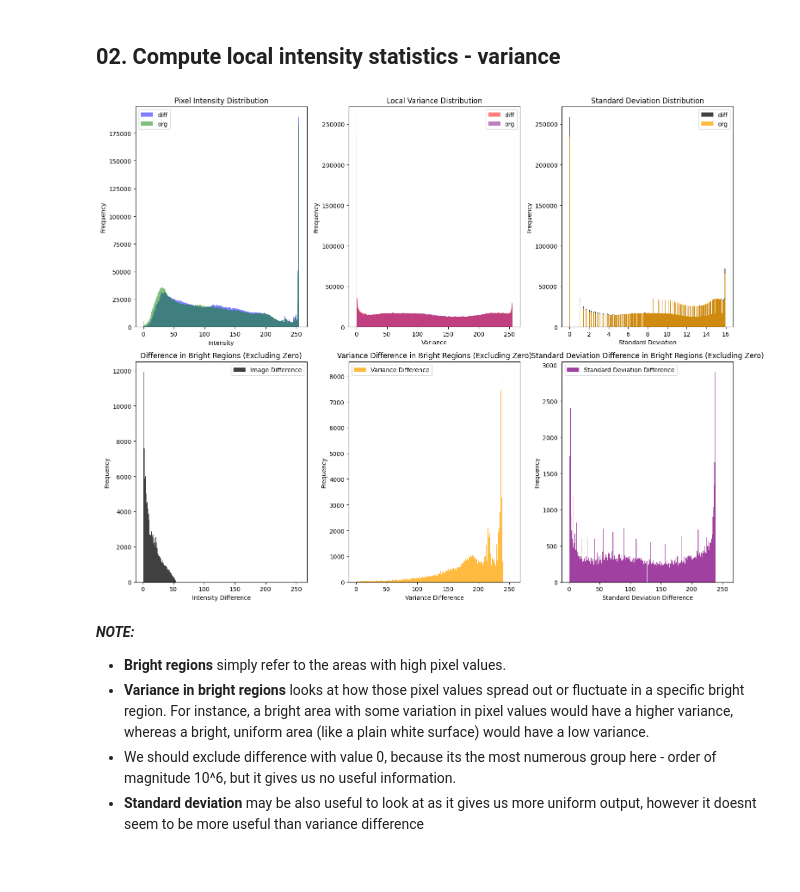
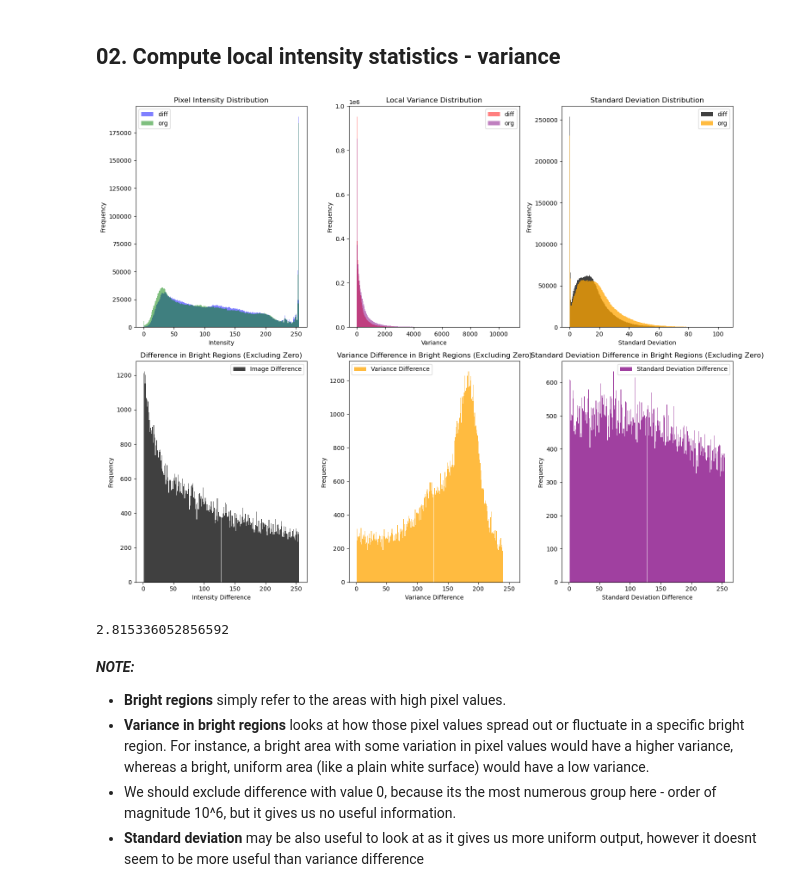
Before and after one commit to ewaMiazga/comp-photo-2025, a Jupyter notebook: ricoh-analysis.ipynb, the cells around one changed output. Cells and saved outputs as stored; diff of their text form; code cells hidden in the pictures.

```diff
--- a/ricoh-analysis.ipynb
+++ b/ricoh-analysis.ipynb
@@ -38,6 +38,7 @@ plt.show()
 ## 02. Compute local intensity statistics - variance
 # %%
 def compute_local_variance(image, kernel_size=5):
+    image = image.astype(np.float32)
     mean = cv2.GaussianBlur(image, (kernel_size, kernel_size), 0)
     mean_sq = cv2.GaussianBlur(image**2, (kernel_size, kernel_size), 0)
     variance = mean_sq - mean**2
@@ -66,7 +67,7 @@ def extract_bright_differences(image1, image2, variance1, variance2, std1, std2,
     bright_mask2 = image2 > brightness_threshold
 
     # Compute the absolute differences between the images and their variances
-    diff_image = np.abs(image1.astype(np.int16) - image2.astype(np.int16))
+    diff_image = np.abs(image1.astype(float) - image2.astype(float))
     diff_variance = np.abs(variance1 - variance2)
 
     # Apply the bright region mask to get differences only in bright areas
@@ -152,13 +153,16 @@ def plot_statistics(image1, variance1, std1, image2, variance2, std2, diff_image
 # %%
 variance_diff = compute_local_variance(image_diff)
 variance_org = compute_local_variance(image_org)
 std_diff = compute_local_standard_deviation(image_diff)
 std_org = compute_local_standard_deviation(image_org)
 
 diff_image, diff_variance, diff_std = extract_bright_differences(image_diff, variance_diff, std_diff, image_org, variance_org, std_org)
 plot_statistics(image_diff, variance_diff, std_diff, image_org, variance_org, std_org, diff_image, diff_variance, diff_std)
+
+diff_image.mean()
 # %% [output]
-[figure, old version]
+[figure, new version]
+2.815336052856592
 # %% [markdown]
 ***NOTE:***
 * **Bright regions** simply refer to the areas with high pixel values.
```
Also changed, not shown: parts of 12 cells of this notebook.
